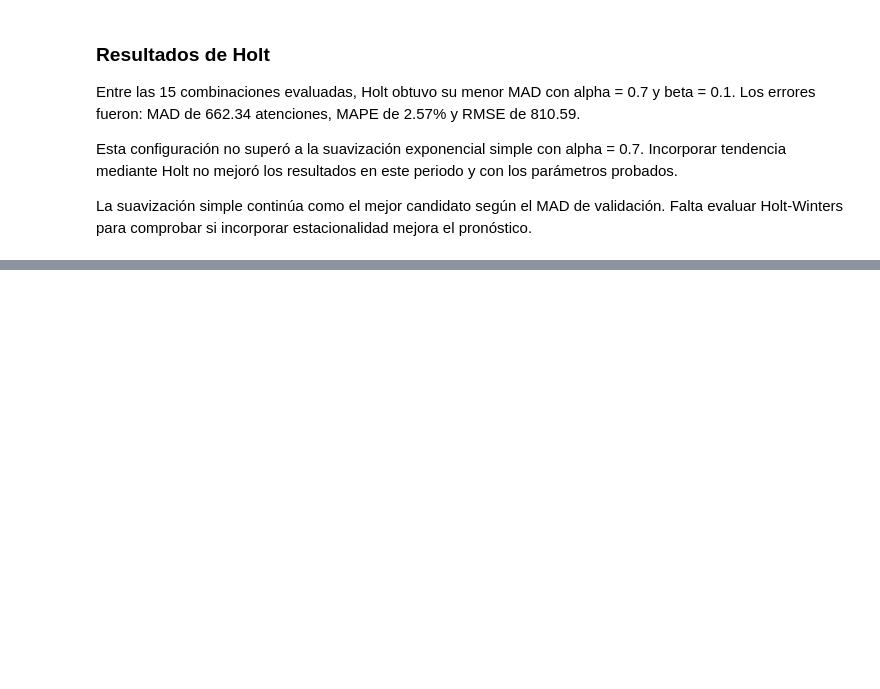
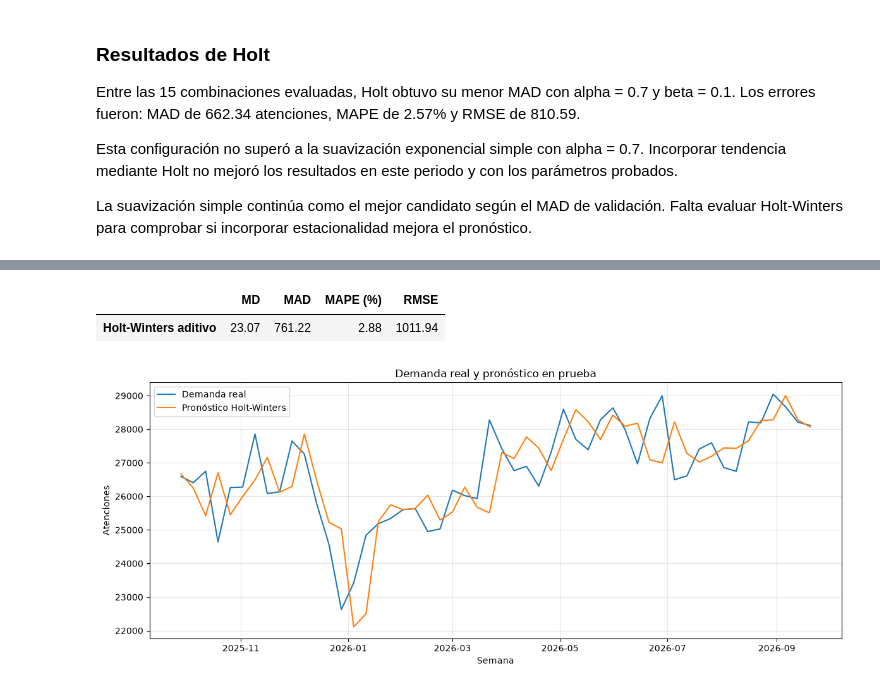
Before and after one commit to fernandatrevi/pronostico-demanda-urgencias, a Jupyter notebook: pronostico_urgencias.ipynb, the cells around one changed output, grey strips where cells are left out. Drawn from its saved outputs; the diff is of its cells as text; code cells hidden in the pictures; blank space fills up the shorter version.

Commit message:
Evaluar Holt-Winters y documentar resultados de prueba

```diff
--- a/pronostico_urgencias.ipynb
+++ b/pronostico_urgencias.ipynb
@@ -500,0 +609,55 @@ La suavización simple continúa como el mejor candidato según el MAD de valida
+# %%
+# Historial disponible antes de iniciar la prueba
+historial_test = pd.concat([train, valid]).asfreq("W-SUN")
+predicciones_test = []
+
+for fecha, real in test.items():
+
+    modelo_test = ExponentialSmoothing(
+        historial_test / 1000,
+        trend="add",
+        seasonal="add",
+        seasonal_periods=52,
+        initialization_method="estimated"
+    ).fit(optimized=True)
+
+    # Primero pronosticamos; después incorporamos el dato real
+    pronostico = float(modelo_test.forecast(1).iloc[0]) * 1000
+    predicciones_test.append(pronostico)
+
+    historial_test = pd.concat([
+        historial_test,
+        pd.Series([real], index=[fecha])
+    ]).asfreq("W-SUN")
+
+pred_test = pd.Series(
+    predicciones_test,
+    index=test.index,
+    name="Pronóstico"
+)
+
+error_test = test - pred_test
+
+metricas_test = pd.DataFrame({
+    "MD": [error_test.mean()],
+    "MAD": [error_test.abs().mean()],
+    "MAPE (%)": [(error_test.abs() / test).mean() * 100],
+    "RMSE": [error_test.pow(2).mean() ** 0.5]
+}, index=["Holt-Winters aditivo"])
+
+display(metricas_test.round(2))
+
+plt.figure(figsize=(12, 5))
+plt.plot(test.index, test, label="Demanda real")
+plt.plot(pred_test.index, pred_test, label="Pronóstico Holt-Winters")
+plt.title("Demanda real y pronóstico en prueba")
+plt.xlabel("Semana")
+plt.ylabel("Atenciones")
+plt.legend()
+plt.grid(alpha=0.3)
+plt.tight_layout()
+plt.show()
+# %% [output]
+|  | MD | MAD | MAPE (%) | RMSE |
+| Holt-Winters aditivo | 23.07 | 761.22 | 2.88 | 1011.94 |
+[figure, added]
```
Also changed, not shown: parts of 6 cells of this notebook.
